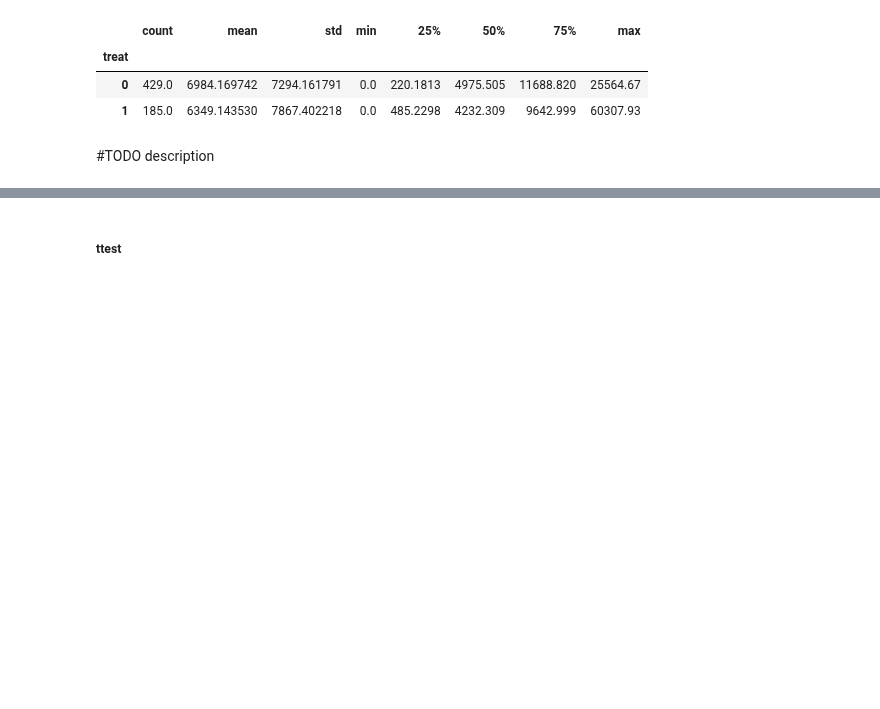
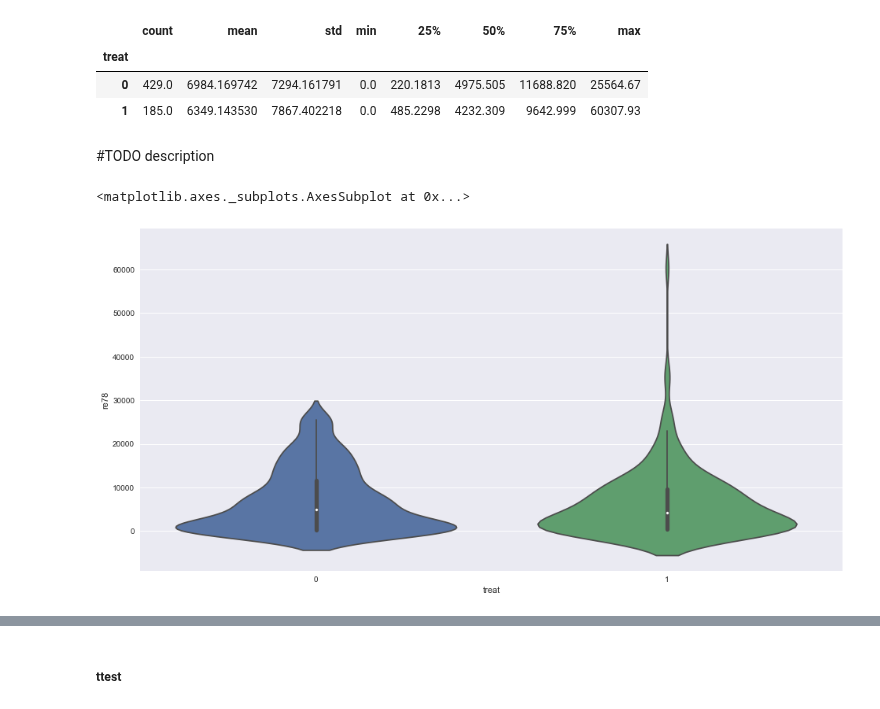
Before and after one commit to mathildemrt/ada, a Jupyter notebook: 04 - Applied ML/AppliedML.ipynb, the cells around one changed output, grey strips where cells are left out. Cells and saved outputs as stored; diff of their text form; code cells hidden in the pictures; blank space fills up the shorter version.

```diff
--- a/04 - Applied ML/AppliedML.ipynb
+++ b/04 - Applied ML/AppliedML.ipynb
@@ -71,6 +71,15 @@ lalonde.groupby('treat')['re78'].describe()
 | 1 | 185.0 | 6349.143530 | 7867.402218 | 0.0 | 485.2298 | 4232.309 | 9642.999 | 60307.93 |
 # %% [markdown]
 #TODO description
+# %%
+f, ax = plt.subplots(1)
+f.set_size_inches(16, 8)
+sns.violinplot(x="treat", y="re78", data=lalonde)
+
+# IDK which one in the best (violin or boxplot)?
+# %% [output]
+<matplotlib.axes._subplots.AxesSubplot at 0x...>
+[figure, added]
 # %%
 # We create 2 dataframe for the treated and control groups
 treated_group = lalonde.loc[lalonde.treat == 1]
```
Also changed, not shown: parts of 12 cells of this notebook.
